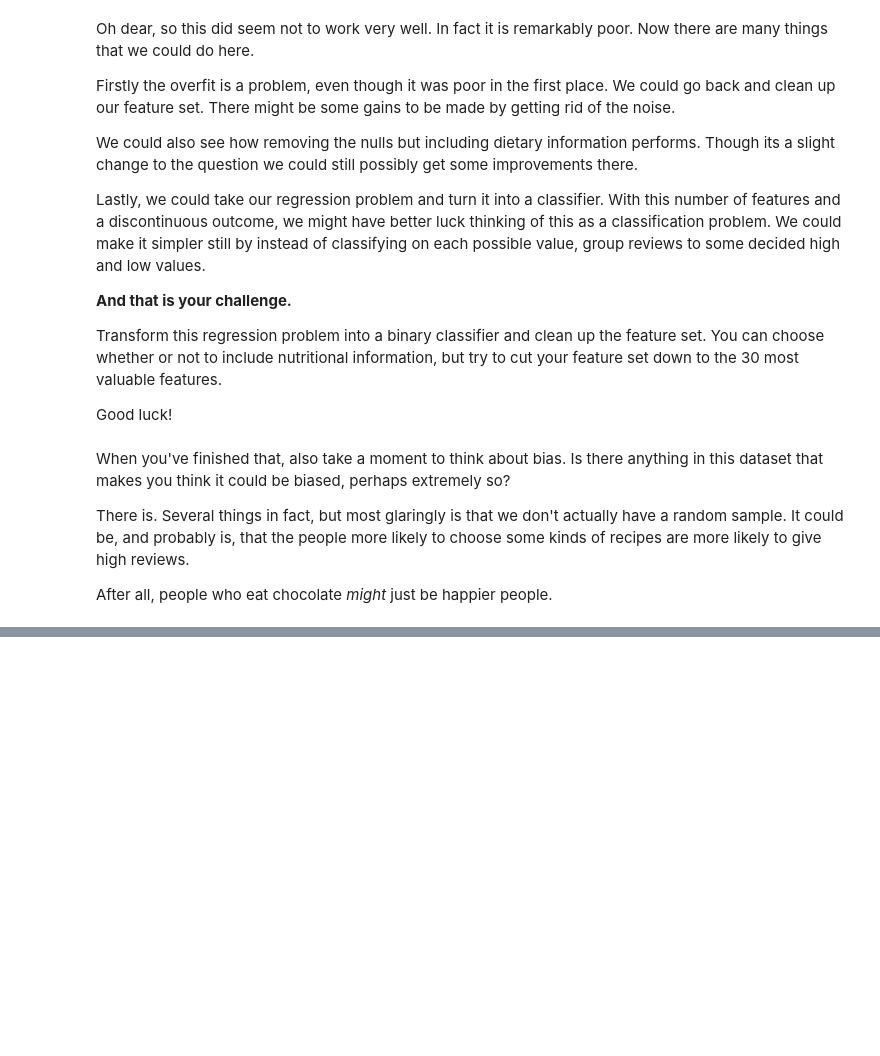
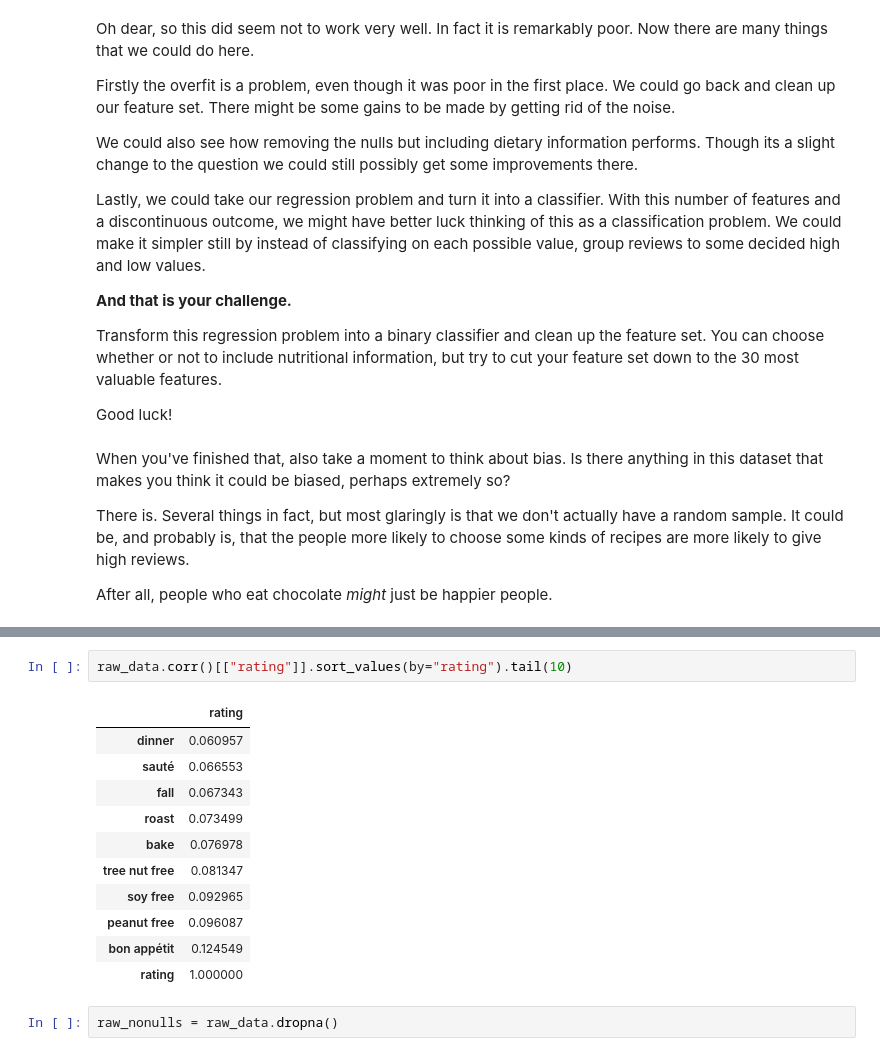
Before and after one commit to chrisoyer/thinkful_notes, a Jupyter notebook: Unit_2_supervised_learning/22/22.5_svm_guided_example_and_challenge.ipynb, the cells around one changed output, grey strips where cells are left out. Cells and saved outputs as stored; diff of their text form; blank space fills up the shorter version.

```diff
--- a/Unit_2_supervised_learning/22/22.5_svm_guided_example_and_challenge.ipynb
+++ b/Unit_2_supervised_learning/22/22.5_svm_guided_example_and_challenge.ipynb
@@ -123,0 +147,16 @@ After all, people who eat chocolate _might_ just be happier people.
+# %%
+raw_data.corr()[["rating"]].sort_values(by="rating").tail(10)
+# %% [output]
+|  | rating |
+| dinner | 0.060957 |
+| sauté | 0.066553 |
+| fall | 0.067343 |
+| roast | 0.073499 |
+| bake | 0.076978 |
+| tree nut free | 0.081347 |
+| soy free | 0.092965 |
+| peanut free | 0.096087 |
+| bon appétit | 0.124549 |
+| rating | 1.000000 |
+# %%
+raw_nonulls = raw_data.dropna()
```
Also changed, not shown: parts of 15 cells of this notebook.
